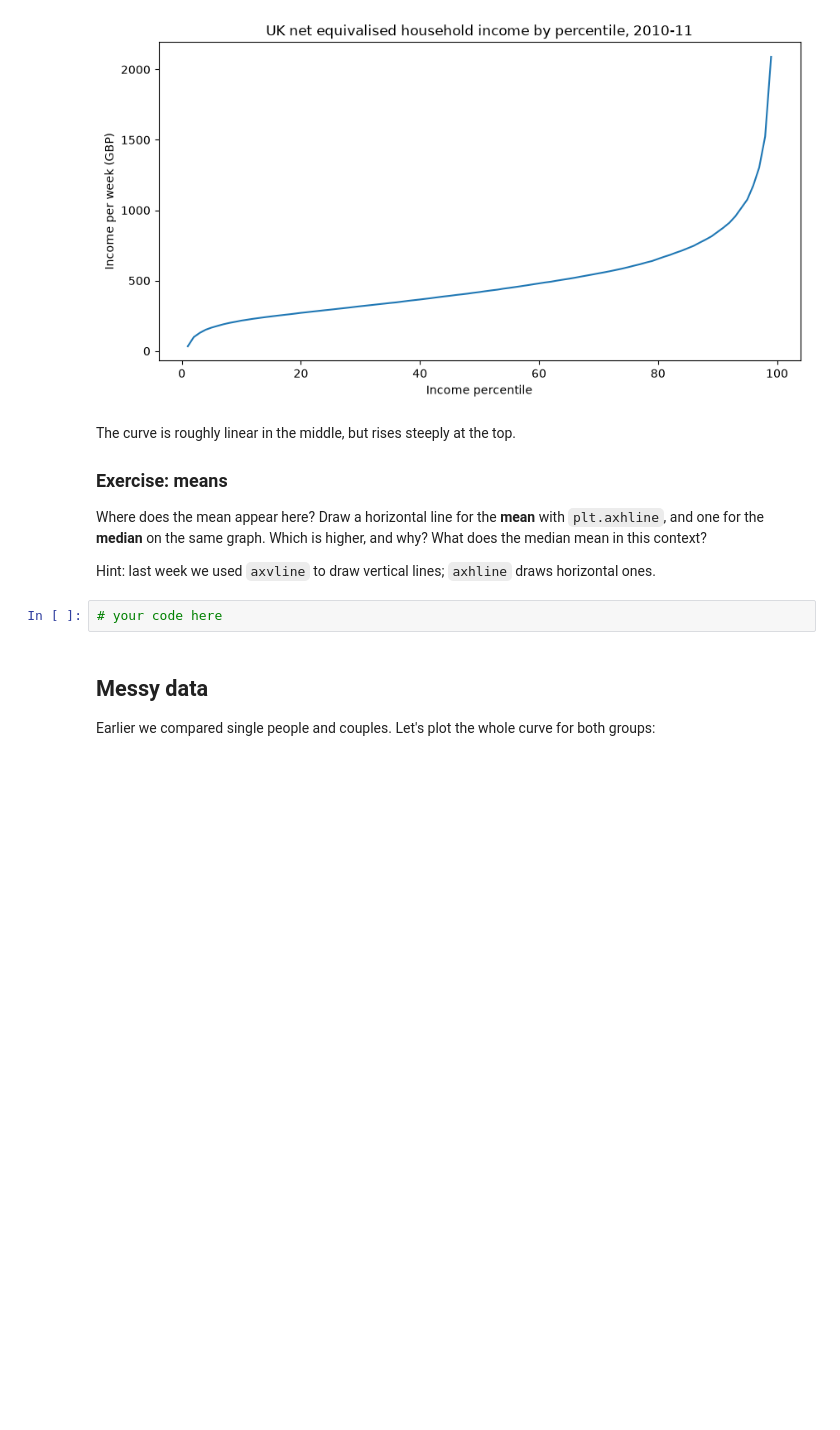
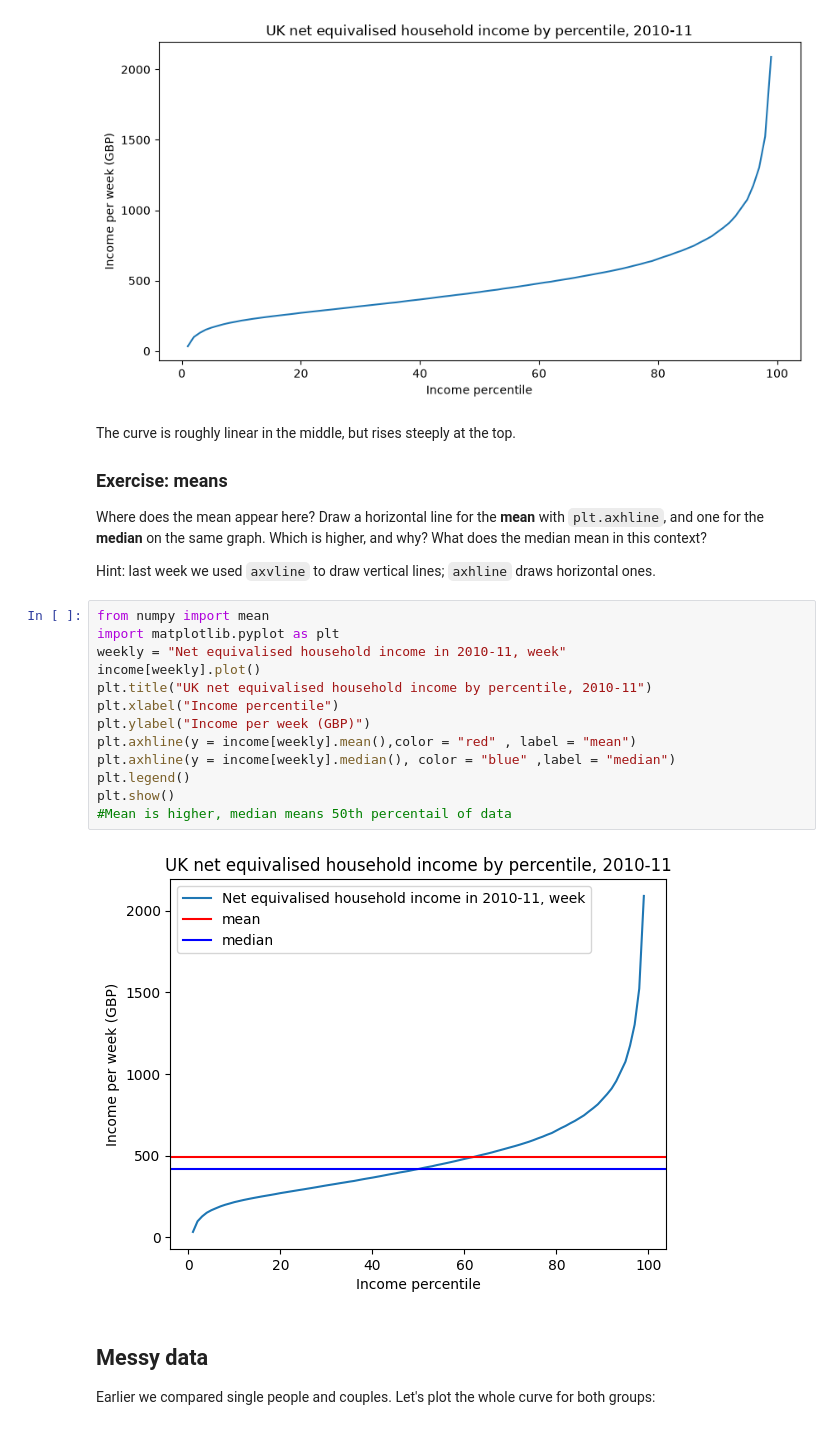
Before and after one commit to ShelbyLLL/QM2, a Jupyter notebook: notebooks/W02. Pandas.ipynb, the cells around one changed output. Drawn from its saved outputs; the diff is of its cells as text; blank space fills up the shorter version.

```diff
--- a/notebooks/W02. Pandas.ipynb
+++ b/notebooks/W02. Pandas.ipynb
@@ -147,7 +156,20 @@ Where does the mean appear here? Draw a horizontal line for the **mean** with `p
 
 Hint: last week we used `axvline` to draw vertical lines; `axhline` draws horizontal ones.
 # %%
-# your code here
+from numpy import mean
+import matplotlib.pyplot as plt
+weekly = "Net equivalised household income in 2010-11, week"
+income[weekly].plot()
+plt.title("UK net equivalised household income by percentile, 2010-11")
+plt.xlabel("Income percentile")
+plt.ylabel("Income per week (GBP)")
+plt.axhline(y = income[weekly].mean(),color = "red" , label = "mean")
+plt.axhline(y = income[weekly].median(), color = "blue" ,label = "median")
+plt.legend()
+plt.show()
+#Mean is higher, median means 50th percentail of data
+# %% [output]
+[figure, added]
 # %% [markdown]
 ## Messy data
 
```
Also changed, not shown: parts of 6 cells of this notebook.
